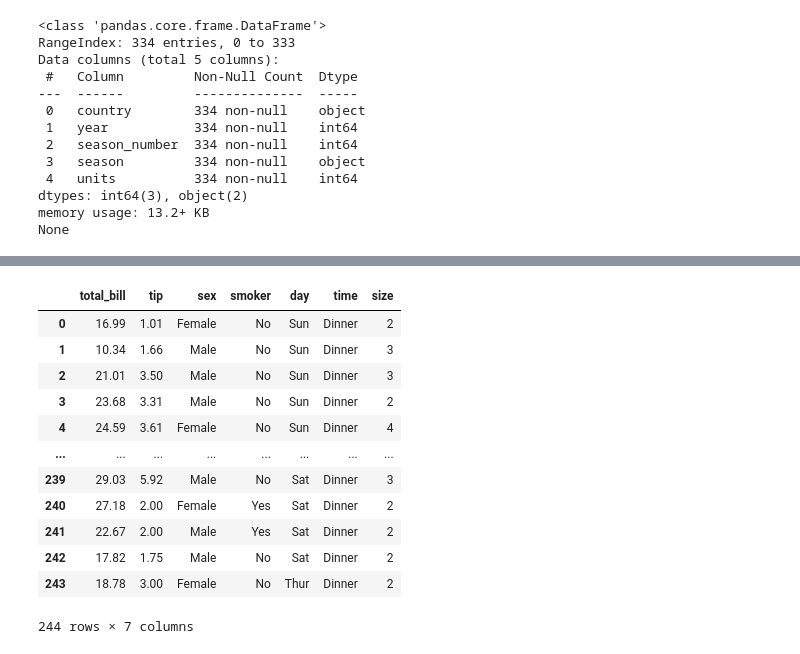
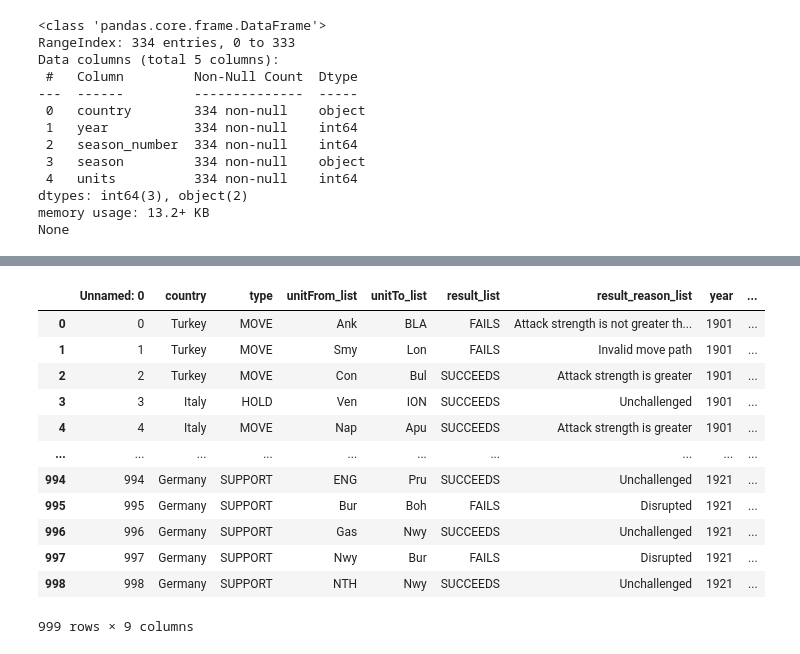
Before and after one commit to kingbd2/diplomacy-analysis, a Jupyter notebook: diplomacy_gif_maker/dataAnalysis.ipynb, the cells around one changed output, grey strips where cells are left out. Saved outputs shown, nothing was run; the diff lists cells and outputs as text; code cells hidden in the pictures.

```diff
--- a/diplomacy_gif_maker/dataAnalysis.ipynb
+++ b/diplomacy_gif_maker/dataAnalysis.ipynb
@@ -144,16 +139,0 @@ ax = sns.lineplot(x="season_number", y="units", hue="country", data=country_seas
-# %%
-tips
-# %% [output]
-|  | total_bill | tip | sex | smoker | day | time | size |
-| 0 | 16.99 | 1.01 | Female | No | Sun | Dinner | 2 |
-| 1 | 10.34 | 1.66 | Male | No | Sun | Dinner | 3 |
-| 2 | 21.01 | 3.50 | Male | No | Sun | Dinner | 3 |
-| 3 | 23.68 | 3.31 | Male | No | Sun | Dinner | 2 |
-| 4 | 24.59 | 3.61 | Female | No | Sun | Dinner | 4 |
-| ... | ... | ... | ... | ... | ... | ... | ... |
-| 239 | 29.03 | 5.92 | Male | No | Sat | Dinner | 3 |
-| 240 | 27.18 | 2.00 | Female | Yes | Sat | Dinner | 2 |
-| 241 | 22.67 | 2.00 | Male | Yes | Sat | Dinner | 2 |
-| 242 | 17.82 | 1.75 | Male | No | Sat | Dinner | 2 |
-| 243 | 18.78 | 3.00 | Female | No | Thur | Dinner | 2 |
-244 rows × 7 columns
@@ -159,0 +149,16 @@ tips
+# %%
+orders_df
+# %% [output]
+|  | Unnamed: 0 | country | type | unitFrom_list | unitTo_list | result_list | result_reason_list | year | ... |
+| 0 | 0 | Turkey | MOVE | Ank | BLA | FAILS | Attack strength is not greater th... | 1901 | ... |
+| 1 | 1 | Turkey | MOVE | Smy | Lon | FAILS | Invalid move path | 1901 | ... |
+| 2 | 2 | Turkey | MOVE | Con | Bul | SUCCEEDS | Attack strength is greater | 1901 | ... |
+| 3 | 3 | Italy | HOLD | Ven | ION | SUCCEEDS | Unchallenged | 1901 | ... |
+| 4 | 4 | Italy | MOVE | Nap | Apu | SUCCEEDS | Attack strength is greater | 1901 | ... |
+| ... | ... | ... | ... | ... | ... | ... | ... | ... | ... |
+| 994 | 994 | Germany | SUPPORT | ENG | Pru | SUCCEEDS | Unchallenged | 1921 | ... |
+| 995 | 995 | Germany | SUPPORT | Bur | Boh | FAILS | Disrupted | 1921 | ... |
+| 996 | 996 | Germany | SUPPORT | Gas | Nwy | SUCCEEDS | Unchallenged | 1921 | ... |
+| 997 | 997 | Germany | SUPPORT | Nwy | Bur | FAILS | Disrupted | 1921 | ... |
+| 998 | 998 | Germany | SUPPORT | NTH | Nwy | SUCCEEDS | Unchallenged | 1921 | ... |
+999 rows × 9 columns
```
Also changed, not shown: parts of 9 cells of this notebook, 1 other file.
